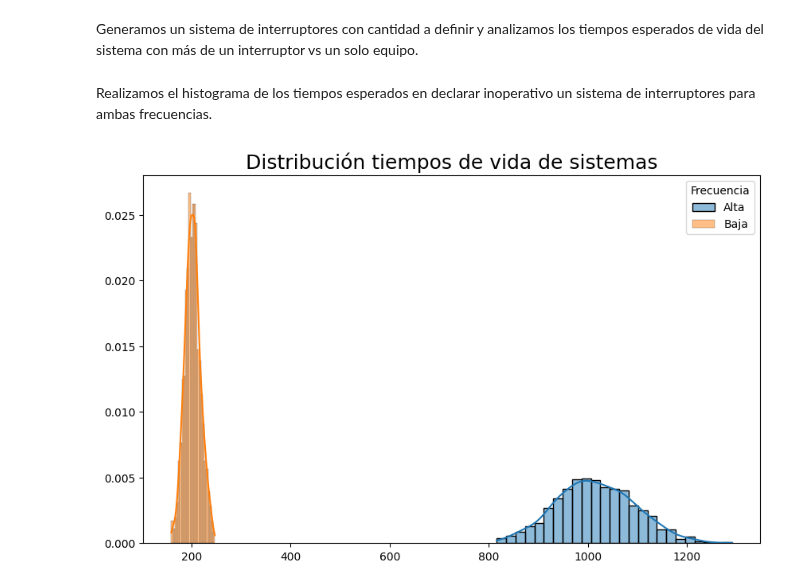
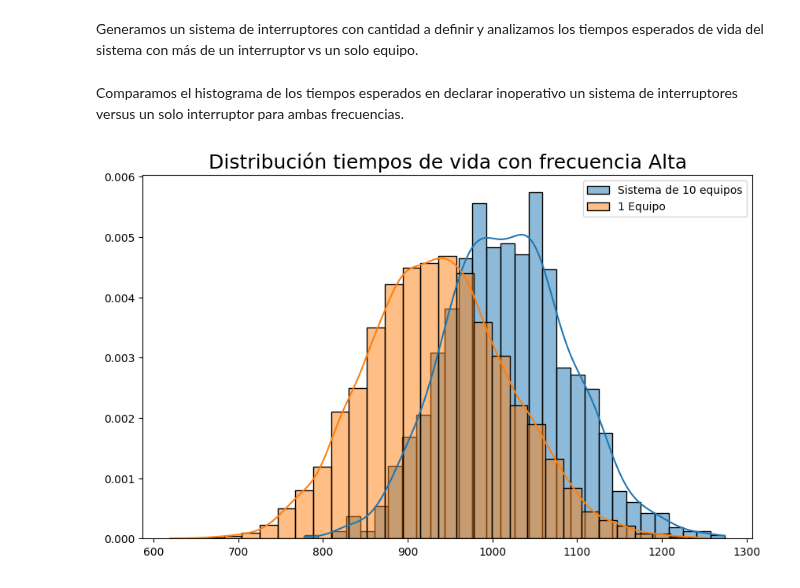
Before and after one commit to AlejandroVillazonG/MAT468, a Jupyter notebook: certamen/P4/p4.ipynb, the cells around one changed output. Drawn from its saved outputs; the diff is of its cells as text; code cells hidden in the pictures.

```diff
--- a/certamen/P4/p4.ipynb
+++ b/certamen/P4/p4.ipynb
@@ -264,13 +275,13 @@ for _ in range(cant_sistemas):
     cant_fallos_baja_sistemas.append(cant_fallos)
     tiempo_esperados_baja_sistemas.append(tiempo_esperado)
 # %% [markdown]
-Realizamos el histograma de los tiempos esperados en declarar inoperativo un sistema de interruptores para ambas frecuencias.
+Comparamos el histograma de los tiempos esperados en declarar inoperativo un sistema de interruptores versus un solo interruptor para ambas frecuencias.
 # %%
 plt.figure(figsize=(10,6))
-sns.histplot(tiempo_esperados_alta_sistemas, stat='density', bins=25, kde=True, label='Alta')
-sns.histplot(tiempo_esperados_baja_sistemas, stat='density', bins=25, kde=True, label='Baja')
-plt.legend(title='Frecuencia'); plt.ylabel('')
-plt.title('Distribución tiempos de vida de sistemas', size=18)
-plt.savefig(path+'P4d_distr_tiempos_esp_sistemas.png');
+sns.histplot(tiempo_esperados_alta_sistemas, stat='density', bins=30, kde=True, label=f'Sistema de {cant_interruptores_en_paralelo} equipos')
+sns.histplot(tiempo_esperados_alta, stat='density', bins=30, kde=True, label='1 Equipo')
+plt.legend(); plt.ylabel('')
+plt.title('Distribución tiempos de vida con frecuencia Alta', size=18)
+plt.savefig(path+'P4d_distr_tiempos_vs_alta.png');
 # %% [output]
-[figure, old version]
+[figure, new version]
```
Also changed, not shown: parts of 20 cells of this notebook, 10 other files.
